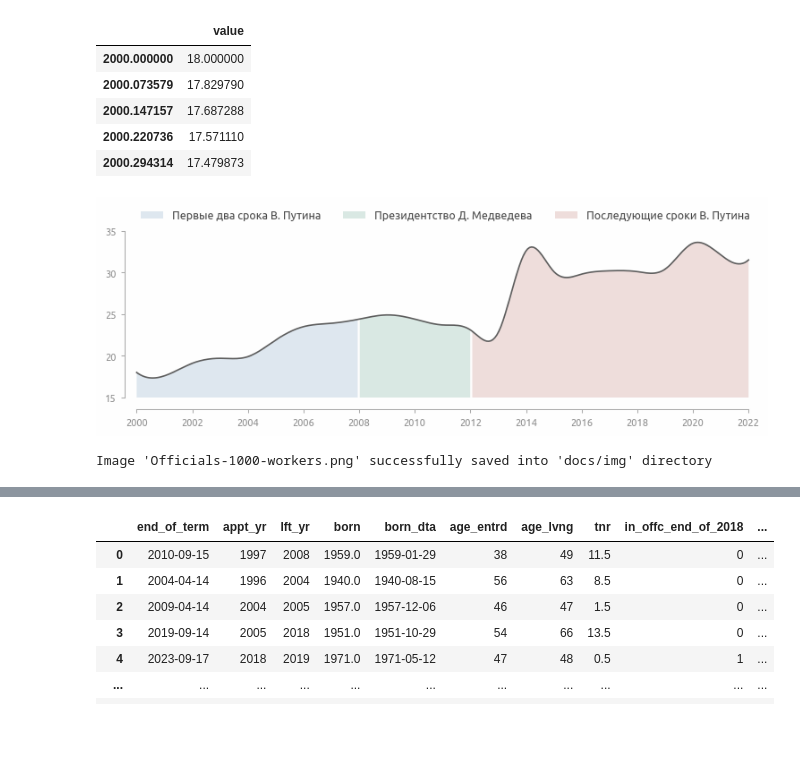
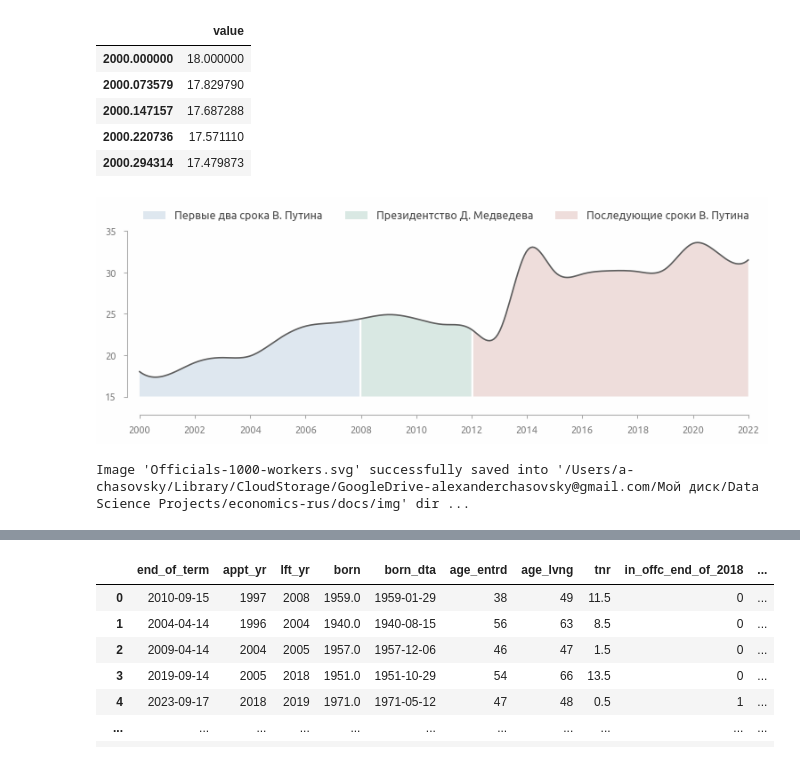
Before and after one commit to a-chasovsky/economics-rus, a Jupyter notebook: notebooks/visualization/officials.ipynb, the cells around one changed output, grey strips where cells are left out. Saved outputs shown, nothing was run; the diff lists cells and outputs as text; code cells hidden in the pictures; blank space fills up the shorter version.

```diff
--- a/notebooks/visualization/officials.ipynb
+++ b/notebooks/visualization/officials.ipynb
@@ -13,9 +13,9 @@ import os
 # read file from another directory
 path = \
     ('/Users/a-chasovsky/Library/CloudStorage/GoogleDrive-alexanderchasovsky@gmail.com/'
-     'Мой диск/Data Science Projects/pers_economics_rus/')
+     'Мой диск/Data Science Projects/economics-rus/')
 
-os.chdir(path)
+os.chdir(path + 'notebooks/')
 
 # run stopwatch
 from tools import Stopwatch
@@ -28,9 +28,12 @@ start = stopwatch.start()
 # and go back to current directory ('current_path' variable is assigned in _load.ipynb)
 os.chdir(current_path)
 # %%
-dir = 'docs/img'
+save_img = path + 'docs/img'
 # %%
-economics_data = loadit('economics_data', dir='data/00-Datasets/')
+economics_data = loadit(
+    'economics_data',
+    dir= path + 'data/00-Datasets/'
+)
 # %%
 len(economics_data)
 # %% [output]
@@ -74,34 +77,34 @@ officials_number_1000_busy_rf_smoothed.head()
 # %%
 fig, ax = plt.subplots(figsize=(9, 2.5))
 plt.plot(officials_number_1000_busy_rf_smoothed)
 
 plot_fill_between(
     x=officials_number_1000_busy_rf_smoothed.loc[2000:2008].index,
     y1=15, y2=officials_number_1000_busy_rf_smoothed.loc[2000:2008, 'value'],
     color=palette[2], alpha=0.2, ax=ax,
     label='Первые два срока В. Путина')
 plot_fill_between(
     x=officials_number_1000_busy_rf_smoothed.loc[2008:2012].index,
     y1=15, y2=officials_number_1000_busy_rf_smoothed.loc[2008:2012, 'value'],
     color=palette[3], alpha=0.2, ax=ax,
     label='Президентство Д. Медведева')
 plot_fill_between(
     x=officials_number_1000_busy_rf_smoothed.loc[2012:].index,
     y1=15, y2=officials_number_1000_busy_rf_smoothed.loc[2012:, 'value'],
     color=palette[1], alpha=0.2, ax=ax,
     label='Последующие сроки В. Путина')
 
 plt.legend(**legend_inline, ncols=3, fontsize=9)
 axis_rstyle(
-    x_ticks=[2000, 2022, 2],
-    y_ticks=[15, 35, 5]
+    xticks=[2000, 2022, 2],
+    yticks=[15, 35, 5]
 )
 plt.show()
 
-savefig('Officials-1000-workers', dir=dir, dpi=100)
+savefig('Officials-1000-workers', dir=save_img, dpi=100)
 # %% [output]
-[figure, old version]
+[figure, new version]
-Image 'Officials-1000-workers.png' successfully saved into 'docs/img' directory
+Image 'Officials-1000-workers.svg' successfully saved into '/Users/a-chasovsky/Library/CloudStorage/GoogleDrive-alexanderchasovsky@gmail.com/Мой диск/Data Science Projects/economics-rus/docs/img' dir ...
 # %%
 # Губернаторы
 # %%
```
Also changed, not shown: parts of 1 cell of this notebook, 4 other files.
